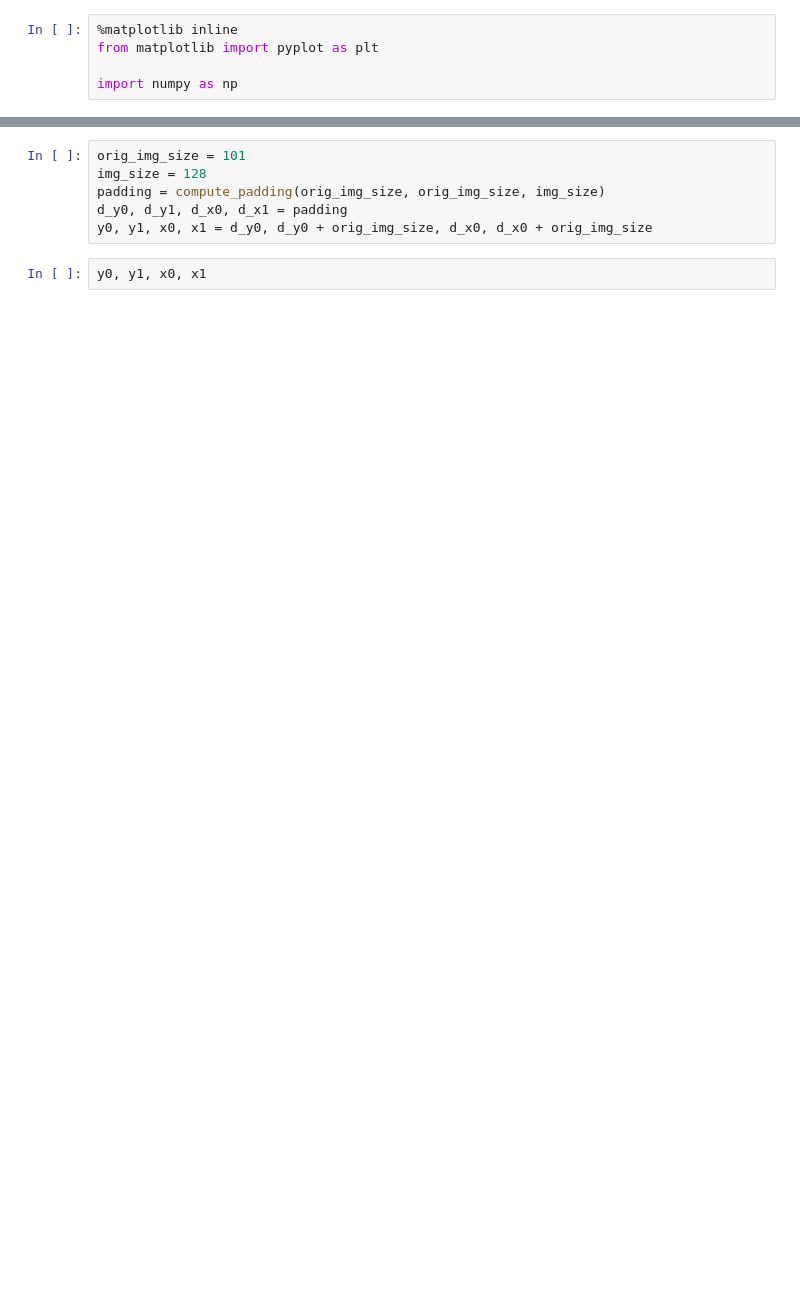
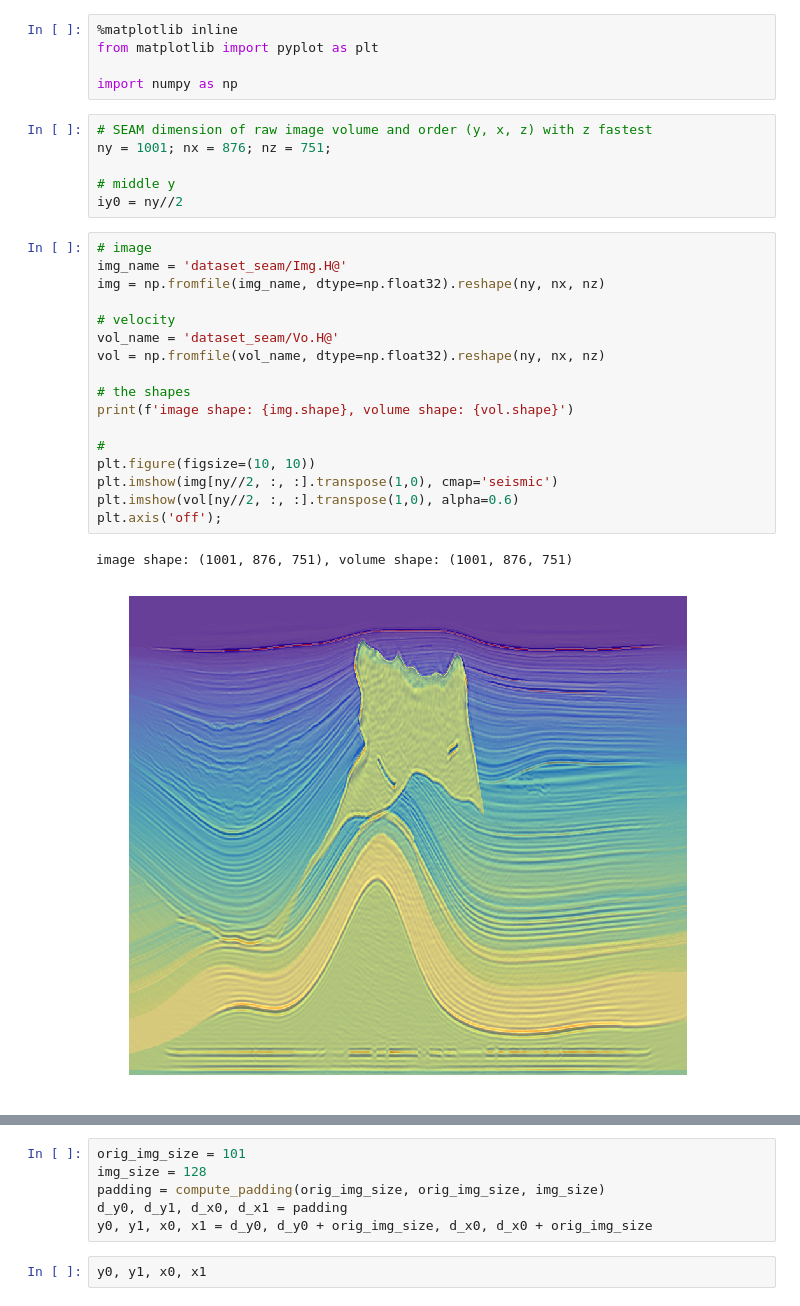
Before and after one commit to lonestar686/pytorch-saltnet, a Jupyter notebook: predict_seam.ipynb, the cells around one changed output, grey strips where cells are left out. Drawn from its saved outputs; the diff is of its cells as text; blank space fills up the shorter version.

Commit message:
make it work for SEAM data

```diff
--- a/predict_seam.ipynb
+++ b/predict_seam.ipynb
@@ -19,6 +23,32 @@ from utils import rlenc, rlenc_np, FasterRle, gzip_save
 from matplotlib import pyplot as plt
 
 import numpy as np
+# %%
+# SEAM dimension of raw image volume and order (y, x, z) with z fastest
+ny = 1001; nx = 876; nz = 751;
+
+# middle y
+iy0 = ny//2
+# %%
+# image
+img_name = 'dataset_seam/Img.H@'
+img = np.fromfile(img_name, dtype=np.float32).reshape(ny, nx, nz)
+
+# velocity
+vol_name = 'dataset_seam/Vo.H@'
+vol = np.fromfile(vol_name, dtype=np.float32).reshape(ny, nx, nz)
+
+# the shapes
+print(f'image shape: {img.shape}, volume shape: {vol.shape}')
+
+#
+plt.figure(figsize=(10, 10))
+plt.imshow(img[ny//2, :, :].transpose(1,0), cmap='seismic')
+plt.imshow(vol[ny//2, :, :].transpose(1,0), alpha=0.6)
+plt.axis('off');
+# %% [output]
+image shape: (1001, 876, 751), volume shape: (1001, 876, 751)
+[figure, added]
 # %%
 from dataset_seam import SEAM
 
```
Also changed, not shown: parts of 15 cells of this notebook, 3 other files.
